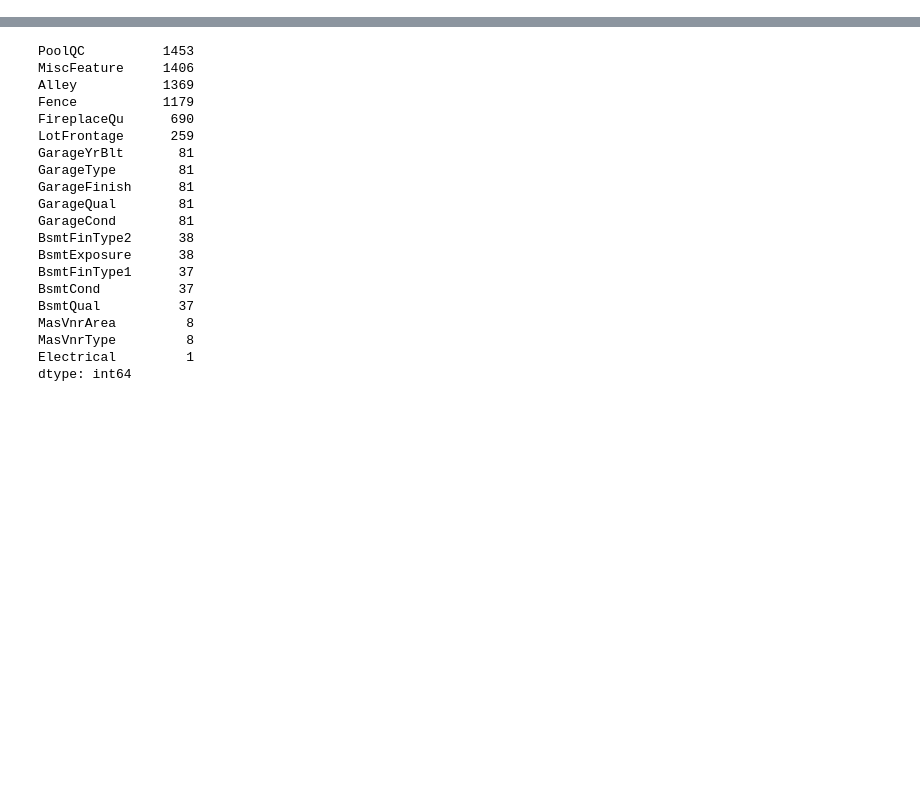
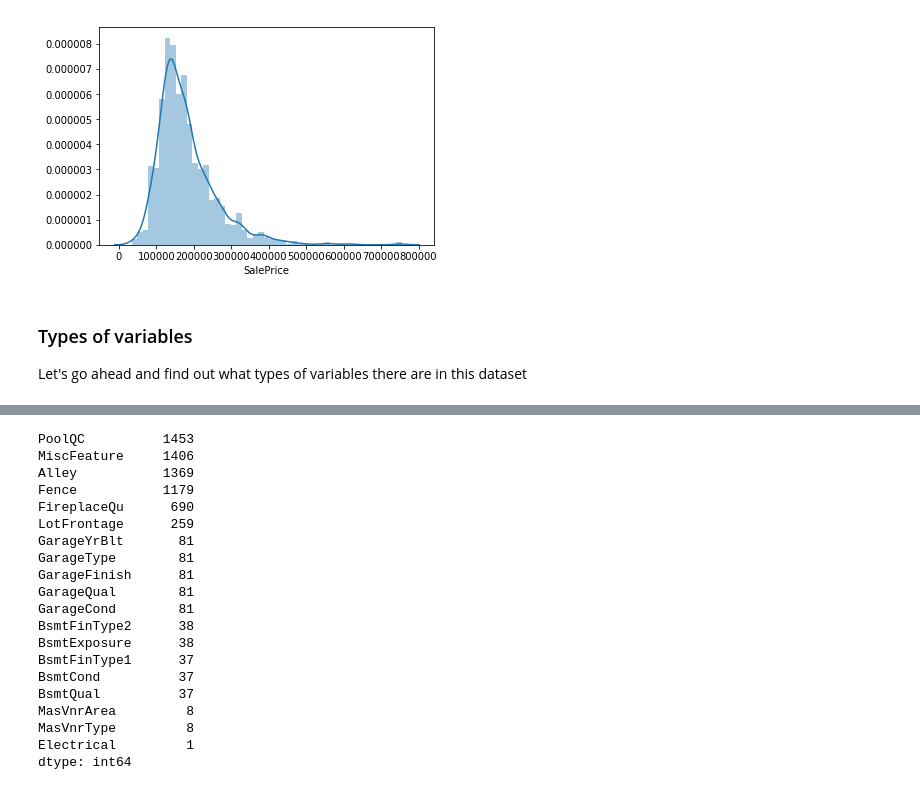
Before and after one commit to jasonlin1111/MLND_project, a Jupyter notebook: PCA.ipynb, the cells around one changed output, grey strips where cells are left out. Drawn from its saved outputs; the diff is of its cells as text; code cells hidden in the pictures; blank space fills up the shorter version.

```diff
--- a/PCA.ipynb
+++ b/PCA.ipynb
@@ -33,0 +34,6 @@ data.head()
+# %%
+# Save target variable 'SalePrice' to a list
+sale_price = data['SalePrice']
+
+# Drop the 'Id' and 'SalePrice'
+data.drop(['Id', 'SalePrice'], axis = 1, inplace = True)
@@ -33,0 +60,10 @@ data.head()
+# %%
+# normality check for the target
+ax = sns.distplot(sale_price)
+plt.show()
+# %% [output]
+[figure, added]
+# %% [markdown]
+### Types of variables
+
+Let's go ahead and find out what types of variables there are in this dataset
```
Also changed, not shown: parts of 25 cells of this notebook, 1 other file.
